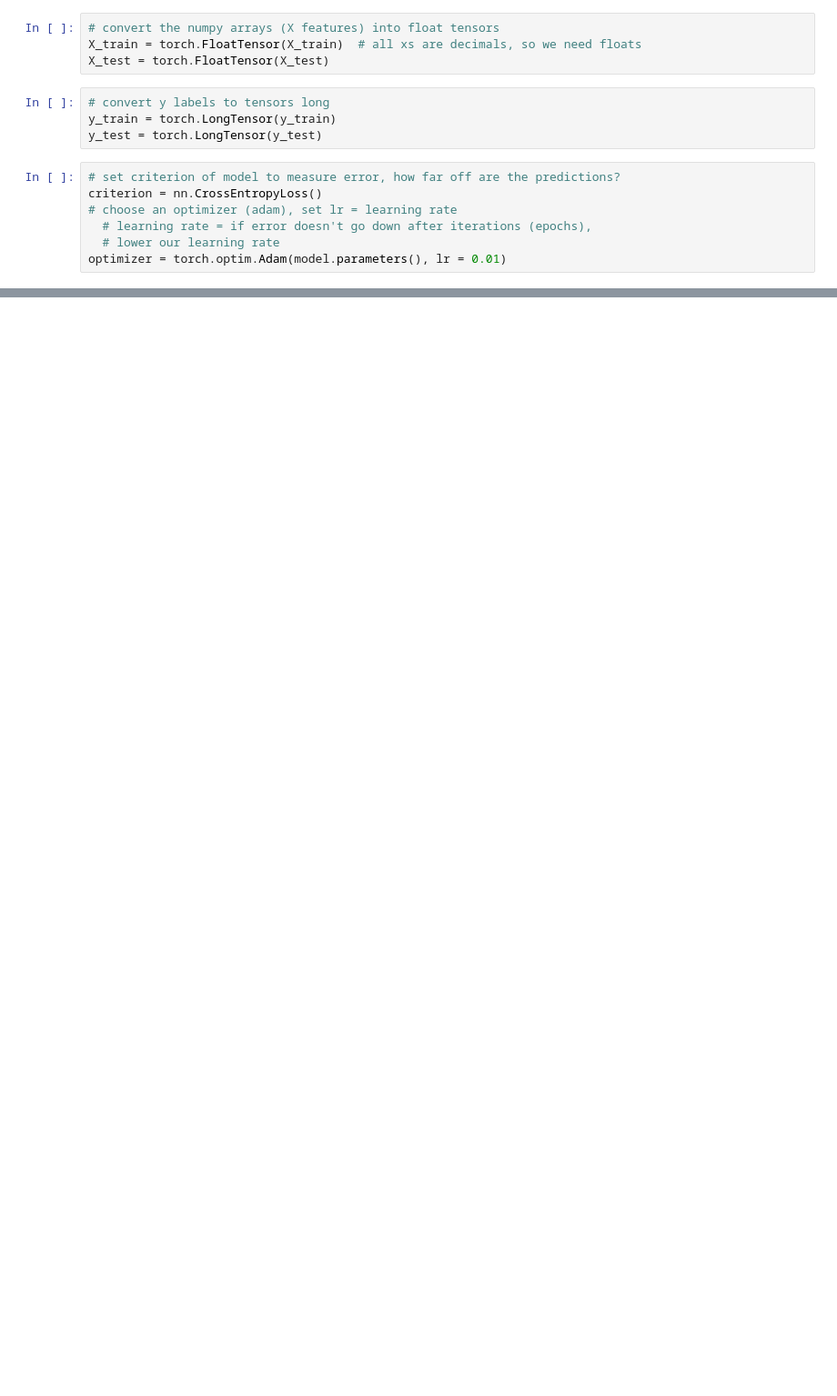
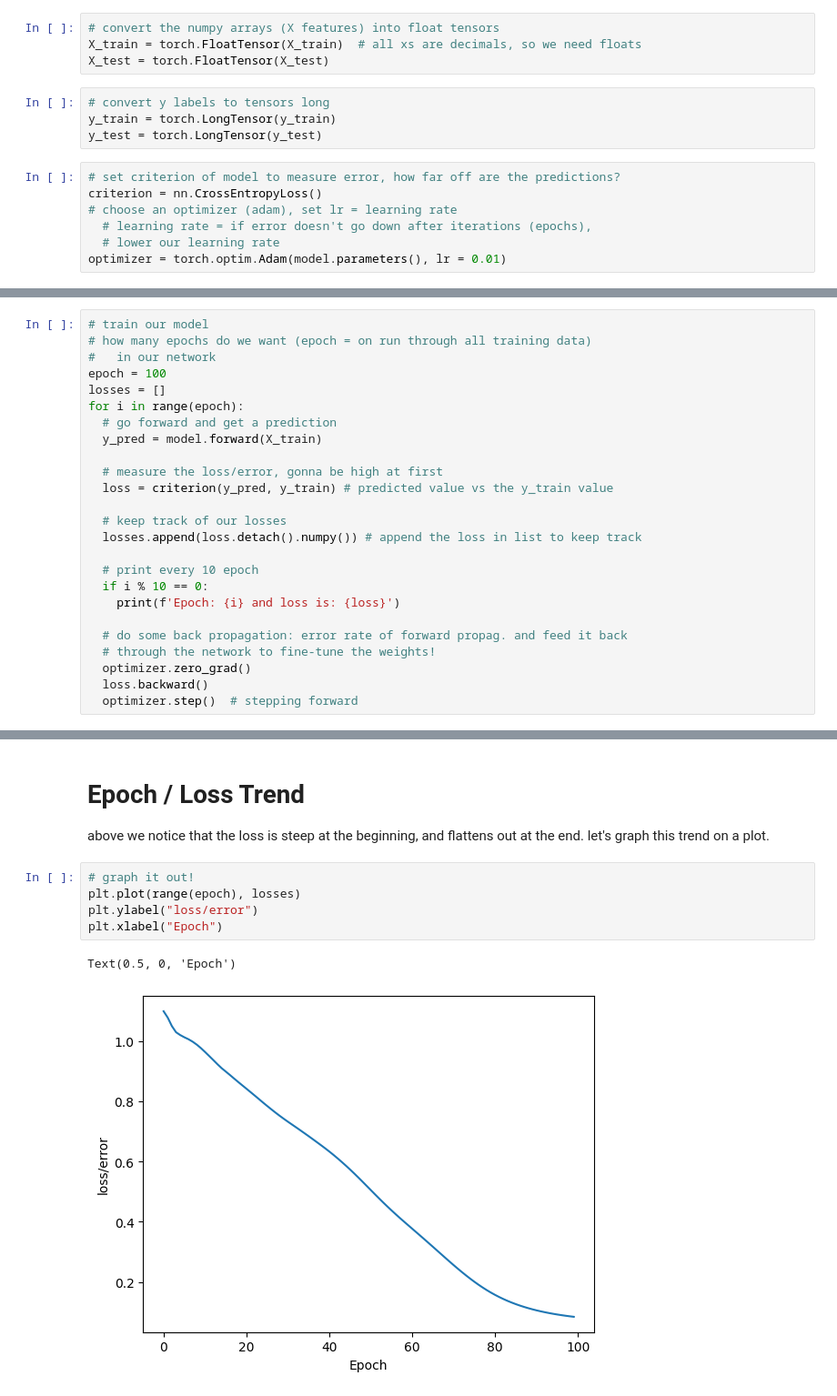
Before and after one commit to flycye/Pytorch-Training, a Jupyter notebook: Basic_Neural_Network.ipynb, the cells around one changed output, grey strips where cells are left out. Shown at 91% size. Drawn from its saved outputs; the diff is of its cells as text; blank space fills up the shorter version.

```diff
--- a/Basic_Neural_Network.ipynb
+++ b/Basic_Neural_Network.ipynb
@@ -169,0 +178,25 @@ optimizer = torch.optim.Adam(model.parameters(), lr = 0.01)
+# %%
+# train our model
+# how many epochs do we want (epoch = on run through all training data)
+#   in our network
+epoch = 100
+losses = []
+for i in range(epoch):
+  # go forward and get a prediction
+  y_pred = model.forward(X_train)
+
+  # measure the loss/error, gonna be high at first
+  loss = criterion(y_pred, y_train) # predicted value vs the y_train value
+
+  # keep track of our losses
+  losses.append(loss.detach().numpy()) # append the loss in list to keep track
+
+  # print every 10 epoch
+  if i % 10 == 0:
+    print(f'Epoch: {i} and loss is: {loss}')
+
+  # do some back propagation: error rate of forward propag. and feed it back
+  # through the network to fine-tune the weights!
+  optimizer.zero_grad()
+  loss.backward()
+  optimizer.step()  # stepping forward
@@ -169,0 +214,12 @@ optimizer = torch.optim.Adam(model.parameters(), lr = 0.01)
+# %% [markdown]
+# **Epoch / Loss Trend**
+
+above we notice that the loss is steep at the beginning, and flattens out at the end. let's graph this trend on a plot.
+# %%
+# graph it out!
+plt.plot(range(epoch), losses)
+plt.ylabel("loss/error")
+plt.xlabel("Epoch")
+# %% [output]
+Text(0.5, 0, 'Epoch')
+[figure, added]
```
Also changed, not shown: parts of 12 cells of this notebook.
